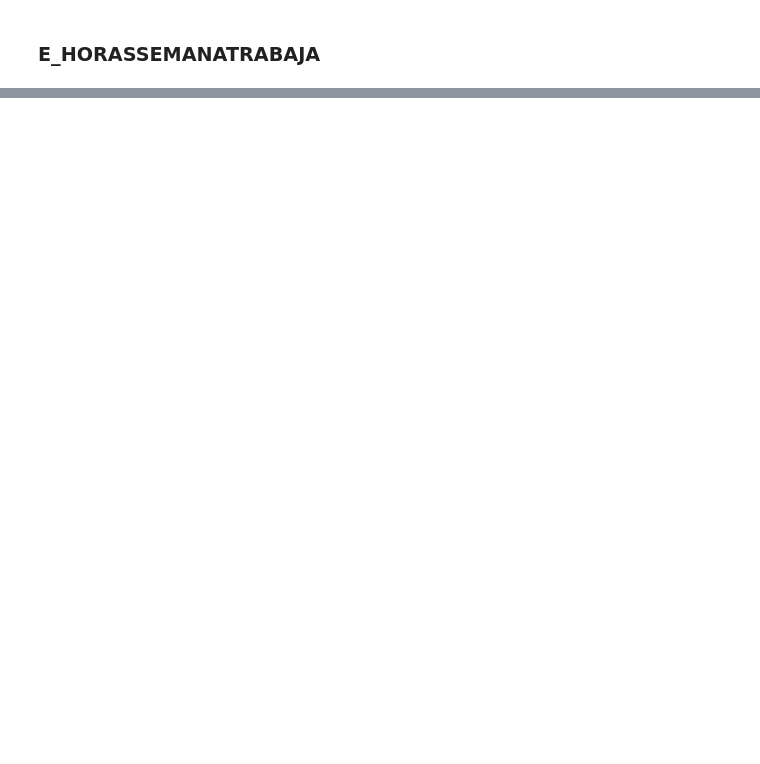
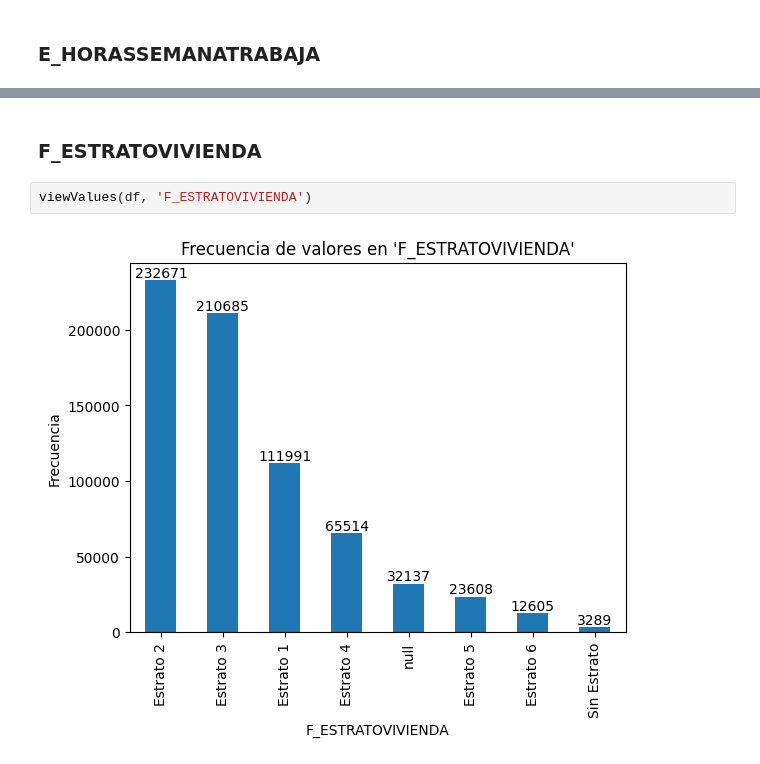
Before and after one commit to Thomascc123/Proyecto-Kaggle-Modelos, a Jupyter notebook: 02 - preprocesado.ipynb, the cells around one changed output, grey strips where cells are left out. Drawn from its saved outputs; the diff is of its cells as text; blank space fills up the shorter version.

```diff
--- a/02 - preprocesado.ipynb
+++ b/02 - preprocesado.ipynb
@@ -1424,0 +405,6 @@ print(train.head(50))
+# %% [markdown]
+### F_ESTRATOVIVIENDA
+# %%
+viewValues(df, 'F_ESTRATOVIVIENDA')
+# %% [output]
+[figure, added]
```
Also changed, not shown: parts of 280 cells of this notebook.
